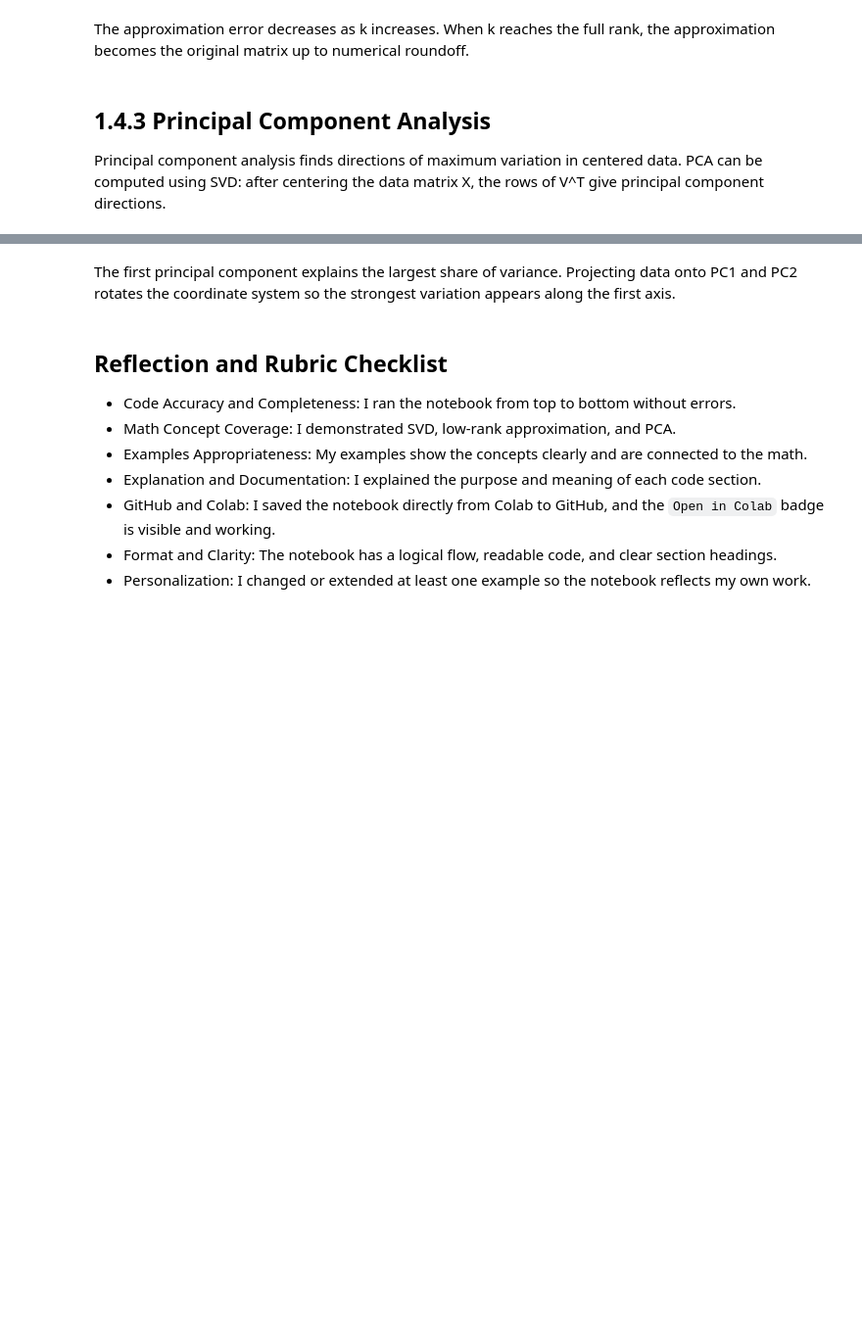
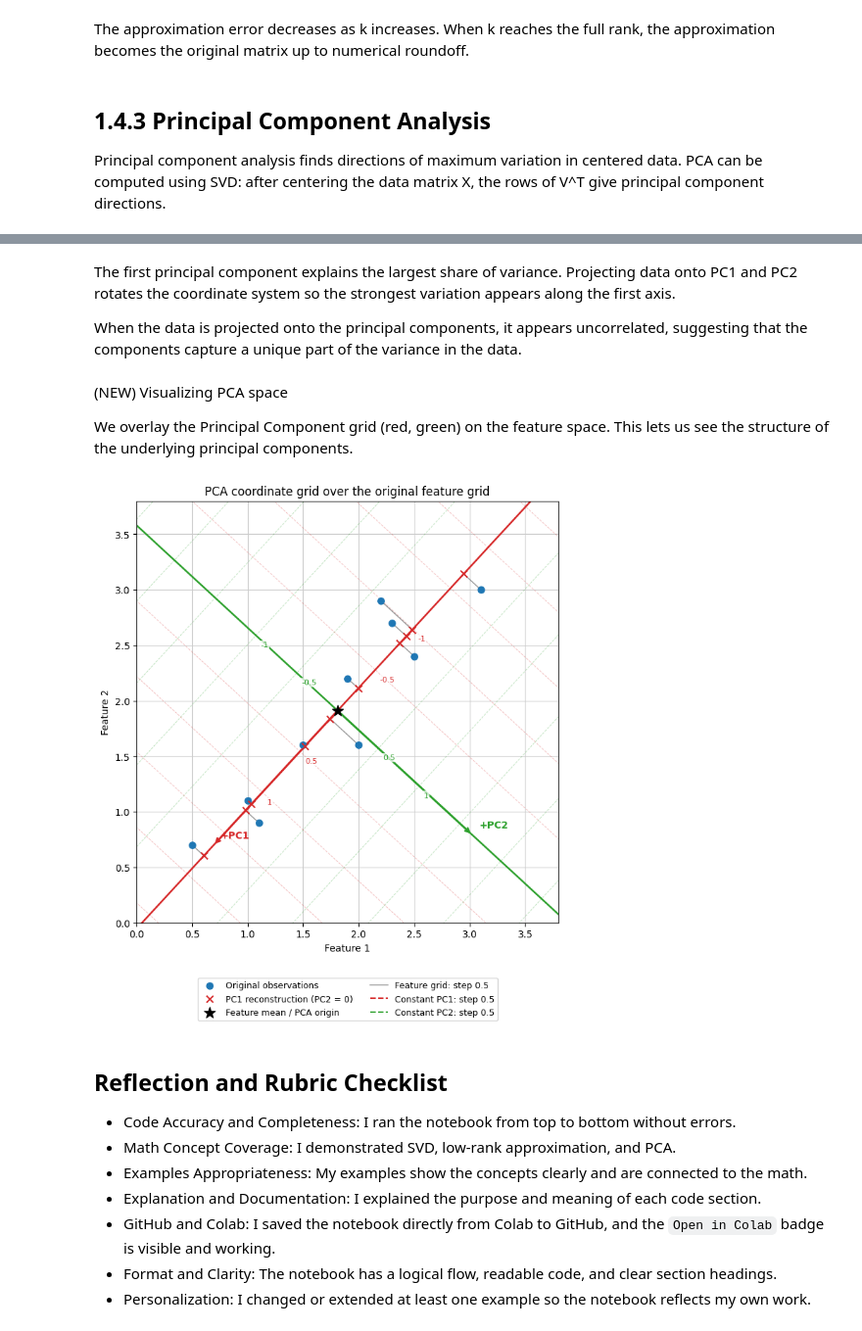
Before and after one commit to ehuangasu/MAT422, a Jupyter notebook: MAT422_Section_1_4_SVD_Low_Rank_PCA.ipynb, the cells around one changed output, grey strips where cells are left out. Shown at 98% size. Saved outputs shown, nothing was run; the diff lists cells and outputs as text; code cells hidden in the pictures; blank space fills up the shorter version.

```diff
--- a/MAT422_Section_1_4_SVD_Low_Rank_PCA.ipynb
+++ b/MAT422_Section_1_4_SVD_Low_Rank_PCA.ipynb
@@ -141,5 +215,78 @@ plt.show()
 # %% [markdown]
 The first principal component explains the largest share of variance. Projecting data onto PC1 and PC2 rotates the coordinate system so the strongest variation appears along the first axis.
+
+When the data is projected onto the principal components, it appears uncorrelated, suggesting that the components capture a unique part of the variance in the data.
+# %% [markdown]
+(NEW) Visualizing PCA space
+
+We overlay the Principal Component grid (red, green) on the feature space. This lets us see the structure of the underlying principal components.
+# %%
+from matplotlib.lines import Line2D
+
+# Map PCA coordinates back into the original feature coordinate system.
+# A constant PC2 score gives a line parallel to PC1, and vice versa.
+X_pc1 = scores[:, :1] @ Vt_pca[:1, :] + mean
+pc1_direction, pc2_direction = Vt_pca
+fig, ax = plt.subplots(figsize=(8, 8))
+limits = (0.0, 3.8)
+ax.set(xlim=limits, ylim=limits, xlabel="Feature 1", ylabel="Feature 2",
+       title="PCA coordinate grid over the original feature grid")
+ax.set_aspect("equal", adjustable="box")
+ax.set_xticks(np.arange(0, 4, 0.5))
+ax.set_yticks(np.arange(0, 4, 0.5))
+ax.set_axisbelow(True)
+ax.grid(color="0.8", linewidth=0.8)
+
+extent = 2 * (limits[1] - limits[0])
+t = np.array([-extent, extent])
+# Integer multiples of the grid step include zero exactly.
+grid_step = 0.5
+grid_count = int(np.ceil(extent / grid_step))
+grid_scores = np.arange(-grid_count, grid_count + 1) * grid_step
+for score in grid_scores:
+    along_pc1 = mean + t[:, None] * pc1_direction + score * pc2_direction
+    along_pc2 = mean + score * pc1_direction + t[:, None] * pc2_direction
+    ax.plot(along_pc1[:, 0], along_pc1[:, 1], color="tab:green",
+            linestyle="--", linewidth=0.7, alpha=0.3)
+    ax.plot(along_pc2[:, 0], along_pc2[:, 1], color="tab:red",
+            linestyle="--", linewidth=0.7, alpha=0.3)
+
+for direction, color, label in [(pc1_direction, "tab:red", "PC1"),
+                                 (pc2_direction, "tab:green", "PC2")]:
+    axis_line = mean + t[:, None] * direction
+    ax.plot(axis_line[:, 0], axis_line[:, 1], color=color, linewidth=1.8)
+    tip = mean + 1.65 * direction
+    ax.annotate("", xy=tip, xytext=mean,
+                arrowprops=dict(arrowstyle="->", color=color, lw=2))
+    ax.annotate(f"+{label}", xy=tip, xytext=(7, 7),
+                textcoords="offset points", color=color, weight="bold")
+    for score in [-1.0, -0.5, 0.5, 1.0]:
+        point = mean + score * direction
+        ax.annotate(f"{score:g}", xy=point, xytext=(5, -12),
+                    textcoords="offset points", fontsize=8, color=color,
+                    bbox=dict(facecolor="white", edgecolor="none", alpha=0.75, pad=1))
+
+ax.scatter(X[:, 0], X[:, 1], color="tab:blue", s=45, zorder=4,
+           label="Original observations")
+ax.scatter(X_pc1[:, 0], X_pc1[:, 1], color="tab:red", marker="x",
+           s=50, zorder=4, label="PC1 reconstruction (PC2 = 0)")
+for original, projected in zip(X, X_pc1):
+    ax.plot([original[0], projected[0]], [original[1], projected[1]],
+            color="0.35", linewidth=1, alpha=0.65)
+ax.scatter(*mean, color="black", marker="*", s=140, zorder=5,
+           label="Feature mean / PCA origin")
+handles, labels = ax.get_legend_handles_labels()
+handles += [Line2D([0], [0], color="0.7", label="Feature grid: step 0.5"),
+            Line2D([0], [0], color="tab:red", linestyle="--",
+                   label="Constant PC1: step 0.5"),
+            Line2D([0], [0], color="tab:green", linestyle="--",
+                   label="Constant PC2: step 0.5")]
+ax.legend(handles=handles, loc="upper center", bbox_to_anchor=(0.5, -0.12),
+          ncol=2, fontsize=9)
+plt.tight_layout()
+plt.show()
+# %% [output]
+[figure, added]
 # %% [markdown]
 ## Reflection and Rubric Checklist
 
```
Also changed, not shown: parts of 13 cells of this notebook.
